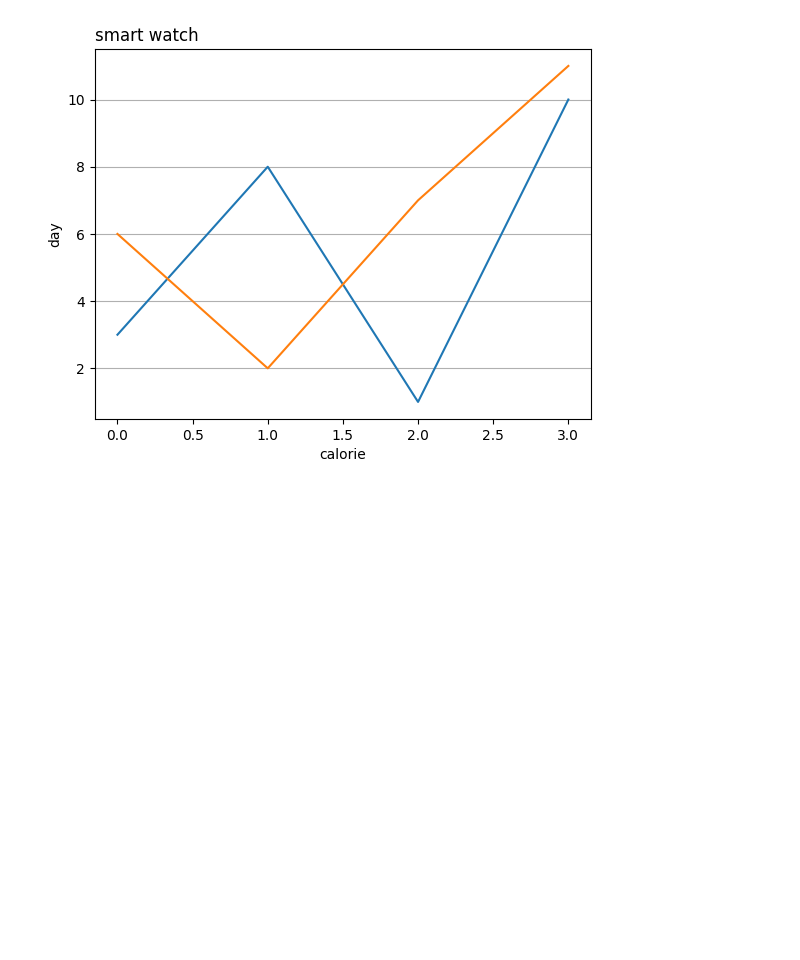
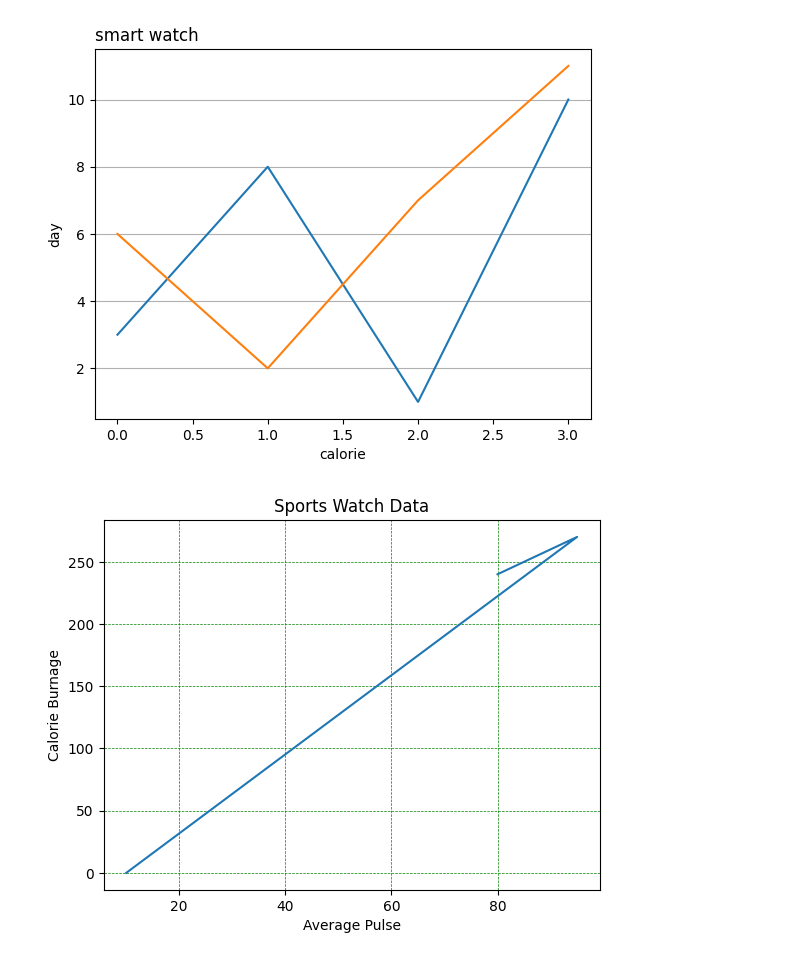
Before and after one commit to Harshit6322/Machine-Learning, a Jupyter notebook: 2.ipynb, the cells around one changed output. Saved outputs shown, nothing was run; the diff lists cells and outputs as text; code cells hidden in the pictures; blank space fills up the shorter version.

```diff
--- a/2.ipynb
+++ b/2.ipynb
@@ -246,3 +246,21 @@ plt.grid(axis='y')
 plt.show()
 # %% [output]
 [figure]
+# %%
+import numpy as np
+import matplotlib.pyplot as plt
+
+x = np.array([80, 85, 90, 95, 10])
+y = np.array([240, 250, 260, 270, 0])
+
+plt.title("Sports Watch Data")
+plt.xlabel("Average Pulse")
+plt.ylabel("Calorie Burnage")
+
+plt.plot(x, y)
+
+plt.grid(color = 'green', linestyle = '--', linewidth = 0.5)
+
+plt.show()
+# %% [output]
+[figure, added]
```
Also changed, not shown: parts of 2 cells of this notebook.
